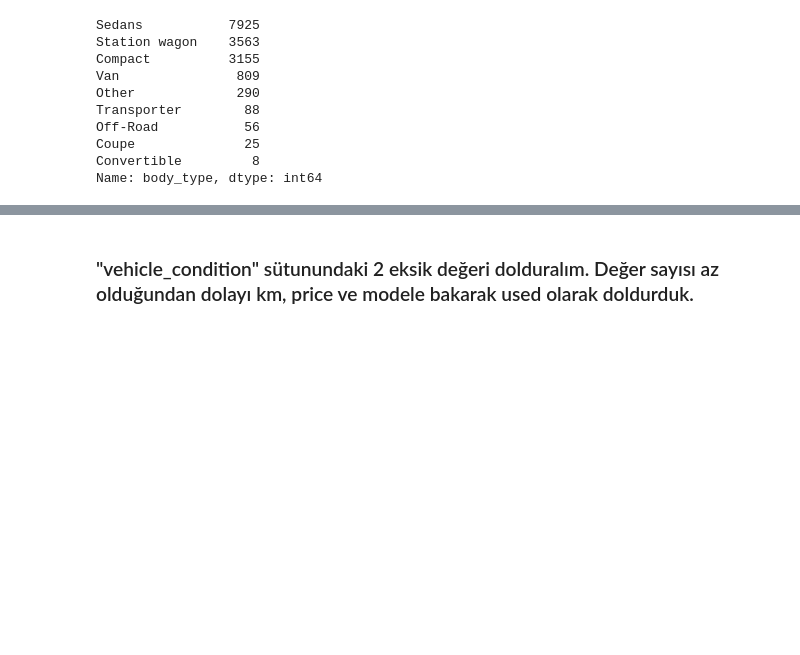
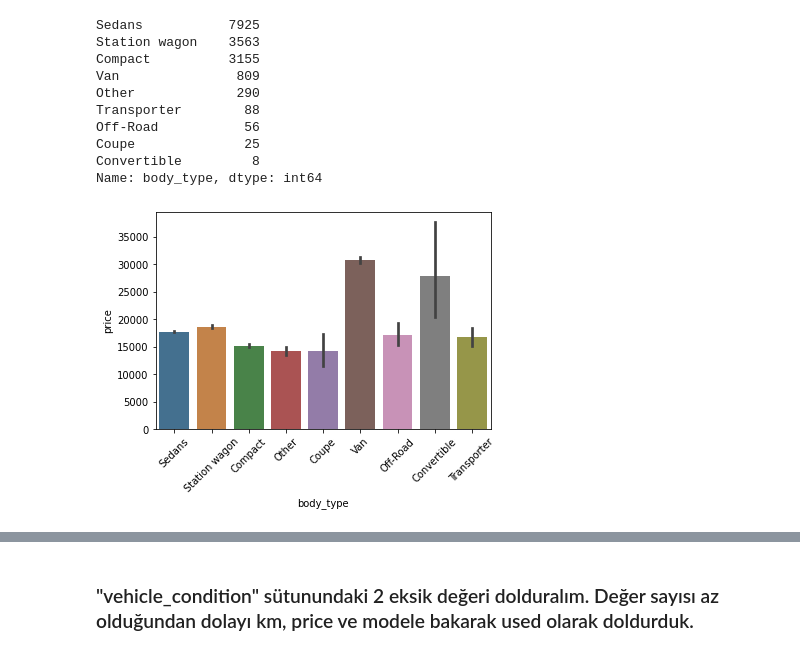
Before and after one commit to StephenKinggg/Data_Science_Course_Repo, a Jupyter notebook: 1. Projects_Assignment/18. DAwPY_Capstone_Project(Auto_Scout)/AutoScout_data_filling.ipynb, the cells around one changed output, grey strips where cells are left out. Saved outputs shown, nothing was run; the diff lists cells and outputs as text; code cells hidden in the pictures; blank space fills up the shorter version.

```diff
--- a/1. Projects_Assignment/18. DAwPY_Capstone_Project(Auto_Scout)/AutoScout_data_filling.ipynb
+++ b/1. Projects_Assignment/18. DAwPY_Capstone_Project(Auto_Scout)/AutoScout_data_filling.ipynb
@@ -111,3 +111,8 @@ Off-Road           56
 Coupe              25
 Convertible         8
 Name: body_type, dtype: int64
+# %%
+sns.barplot(x="body_type", y="price", data=data, saturation=0.5)
+plt.xticks(rotation = 45);
+# %% [output]
+[figure, added]
```
Also changed, not shown: parts of 136 cells of this notebook, 1 other file.
